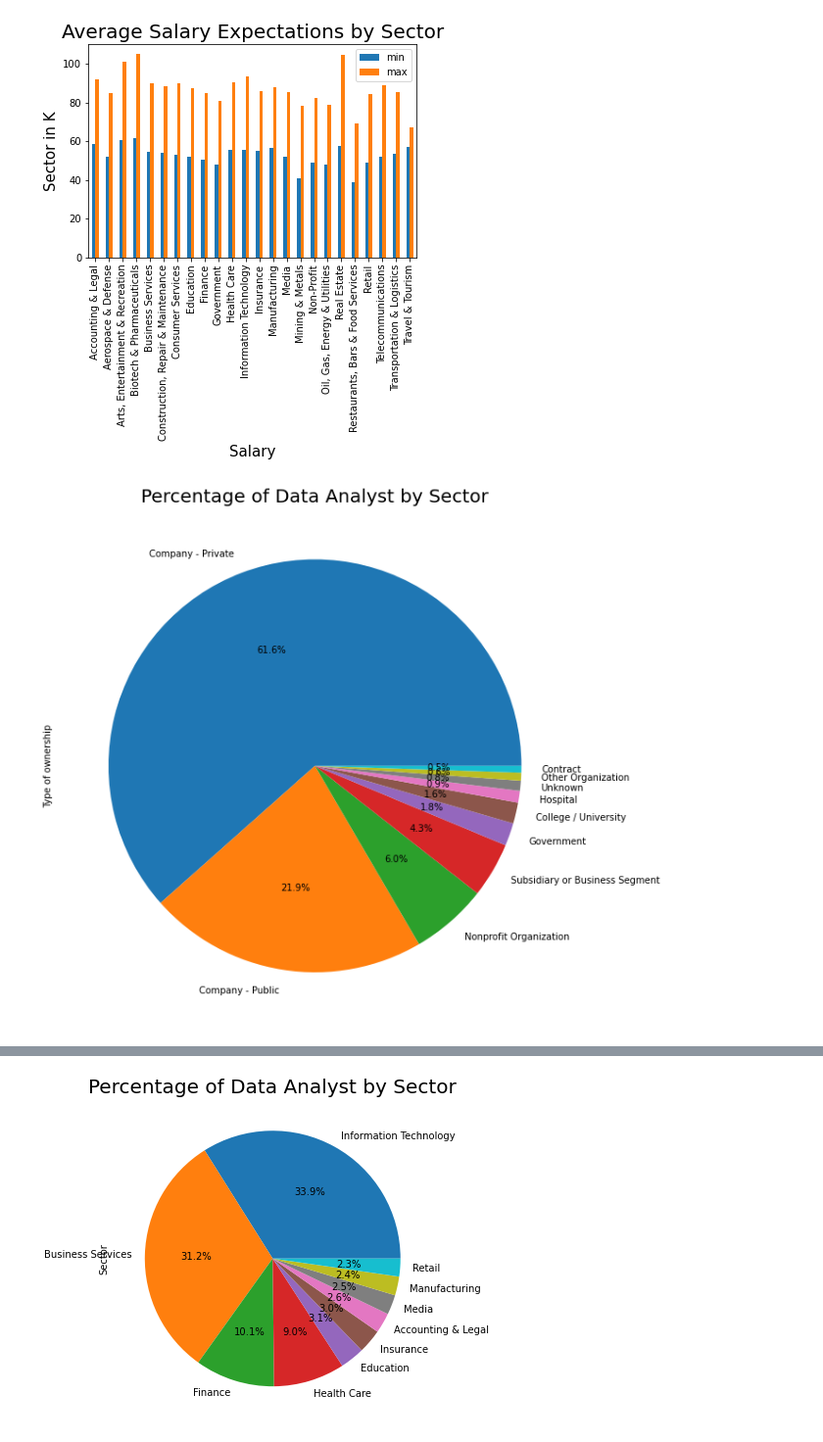
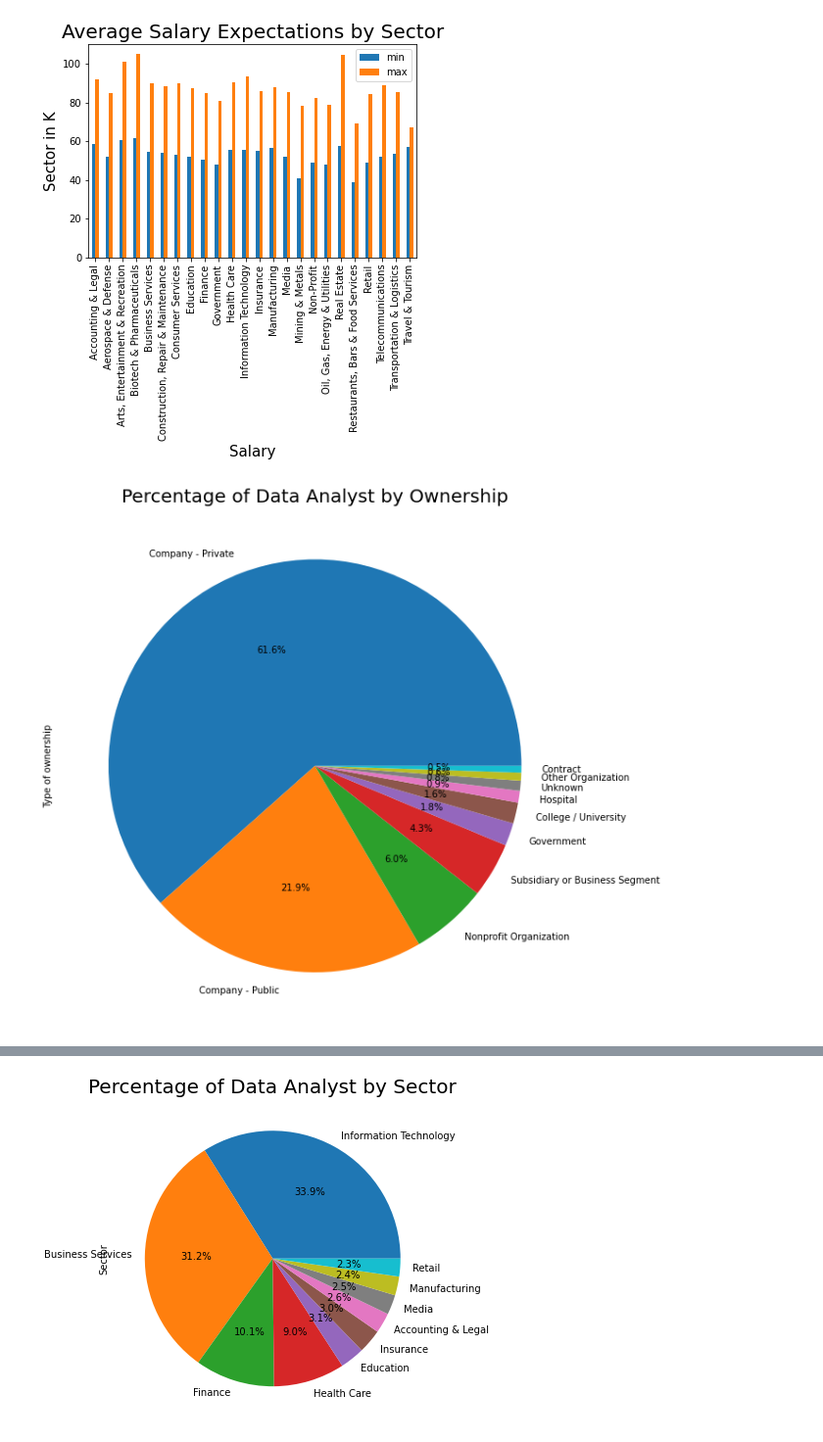
Before and after one commit to blaylockmatt/DataAnalystJobProspects, a Jupyter notebook: DataAnalystJobs-Monicah.ipynb, the cells around one changed output, grey strips where cells are left out. Shown at 98% size. Saved outputs shown, nothing was run; the diff lists cells and outputs as text; code cells hidden in the pictures.

```diff
--- a/DataAnalystJobs-Monicah.ipynb
+++ b/DataAnalystJobs-Monicah.ipynb
@@ -381,16 +415,16 @@ plt.show()
 # %%
 ownership_type = data['Type of ownership'].value_counts()
 ownership_type.sort_values(ascending=False)[:10].plot(kind='pie',
                                                    subplots=True,
                                                    figsize=(10, 25),
                                                    autopct='%1.1f%%')
 # Labels for the sections of our pie chart
-plt.title("Percentage of Data Analyst by Sector", fontsize=20)
+plt.title("Percentage of Data Analyst by Ownership", fontsize=20)
 
 plt.savefig('../DataAnalystJobProspects/visualizations/Percentageoftypeofownership.png')
 plt.show()
 # %% [output]
-[figure, old version]
+[figure, new version]
 # %%
 ownership = data["Type of ownership"].value_counts()
 ownership.sort_values(ascending=False)[:20].plot(kind='bar')
```
Also changed, not shown: parts of 16 cells of this notebook, 11 other files.
